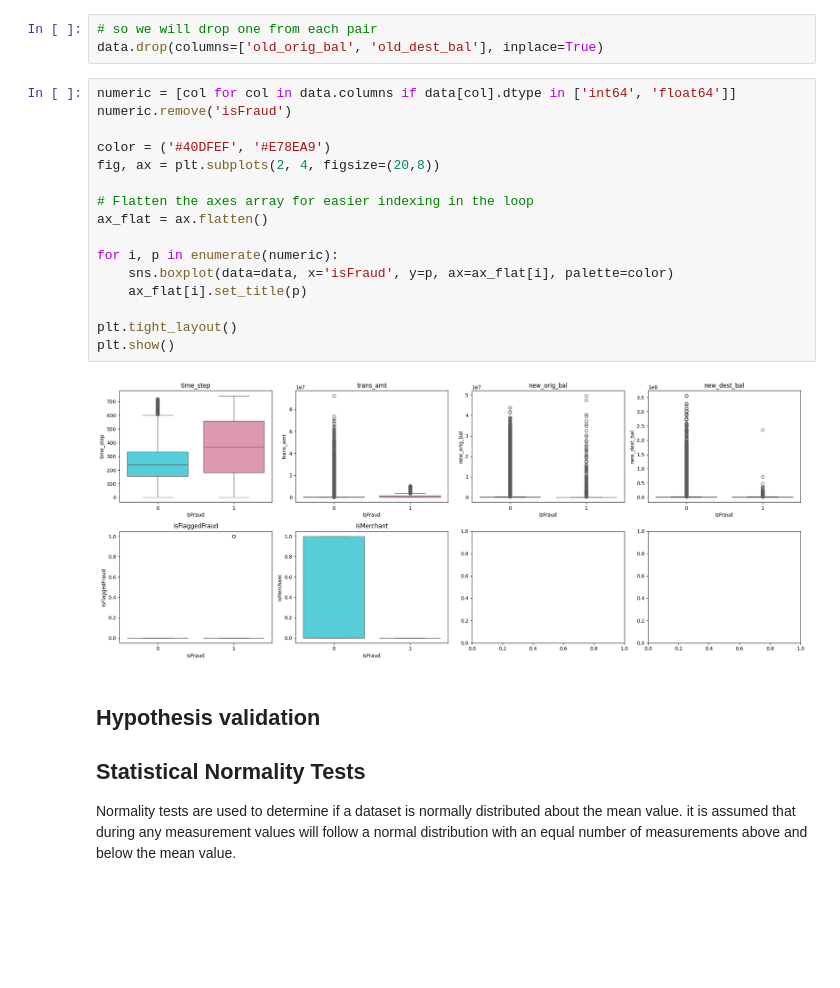
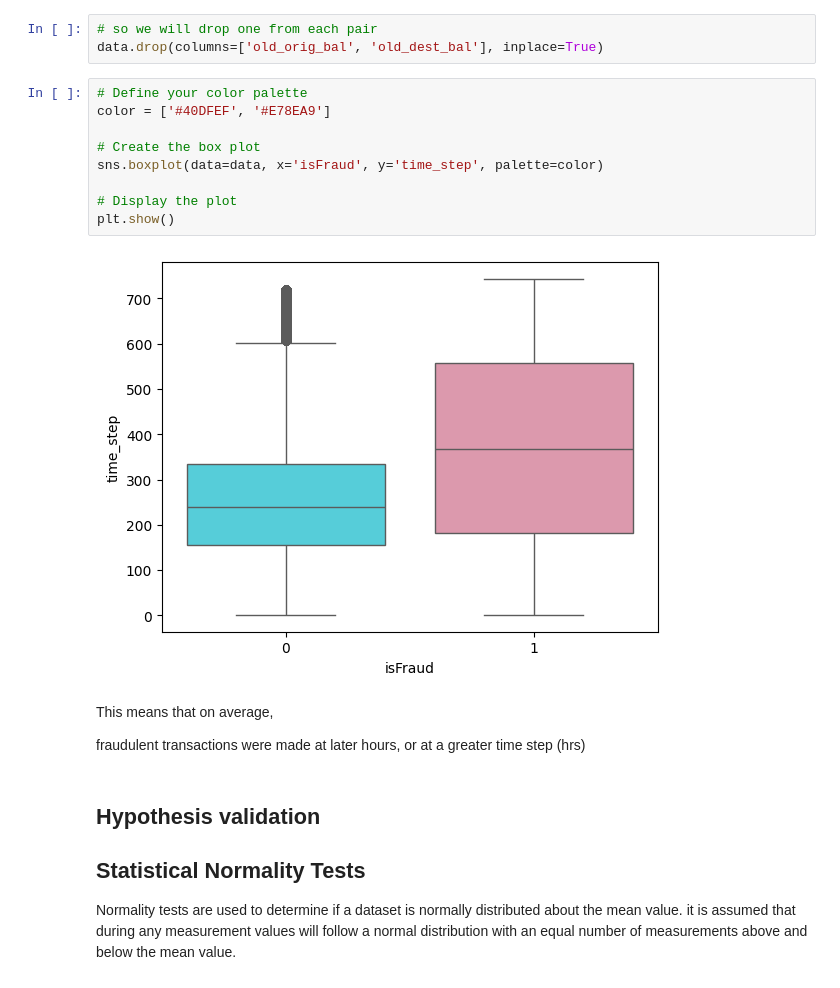
Before and after one commit to ikoghoemmanuell/Fraud-Detection-for-Accenture-Classification-, a Jupyter notebook: dev/fraud.ipynb, the cells around one changed output. Drawn from its saved outputs; the diff is of its cells as text; blank space fills up the shorter version.

```diff
--- a/dev/fraud.ipynb
+++ b/dev/fraud.ipynb
@@ -368,23 +331,20 @@ these variables have a very high correlation
 # so we will drop one from each pair
 data.drop(columns=['old_orig_bal', 'old_dest_bal'], inplace=True)
 # %%
-numeric = [col for col in data.columns if data[col].dtype in ['int64', 'float64']]
-numeric.remove('isFraud')
+# Define your color palette
+color = ['#40DFEF', '#E78EA9']
 
-color = ('#40DFEF', '#E78EA9')
-fig, ax = plt.subplots(2, 4, figsize=(20,8))
+# Create the box plot
+sns.boxplot(data=data, x='isFraud', y='time_step', palette=color)
 
-# Flatten the axes array for easier indexing in the loop
-ax_flat = ax.flatten()
-
-for i, p in enumerate(numeric):
-    sns.boxplot(data=data, x='isFraud', y=p, ax=ax_flat[i], palette=color)
-    ax_flat[i].set_title(p)
-
-plt.tight_layout()
+# Display the plot
 plt.show()
 # %% [output]
-[figure, old version]
+[figure, new version]
+# %% [markdown]
+This means that on average,
+
+fraudulent transactions were made at later hours, or at a greater time step (hrs)
 # %% [markdown]
 ## Hypothesis validation
 
```
Also changed, not shown: parts of 43 cells of this notebook.
